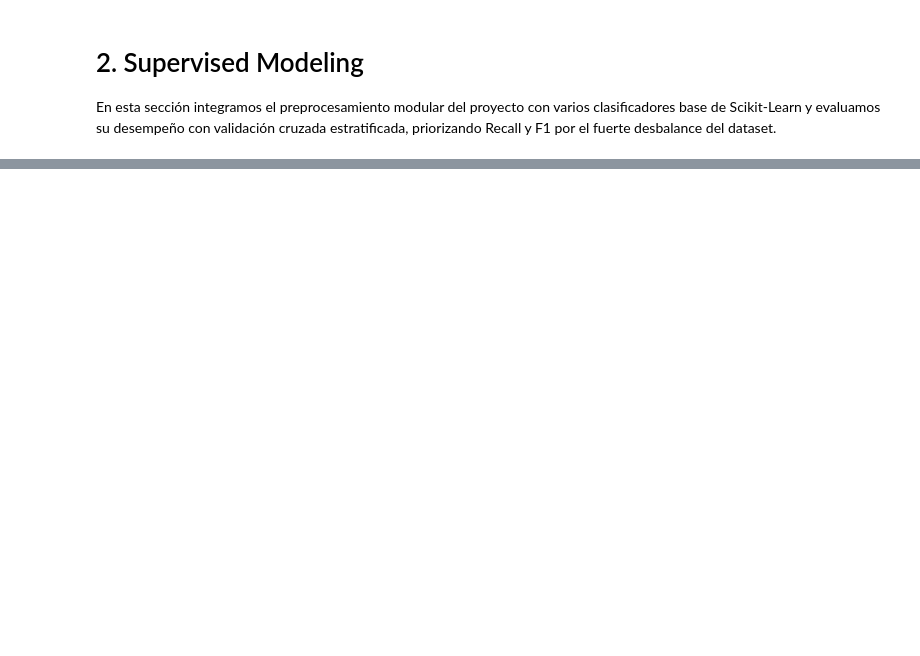
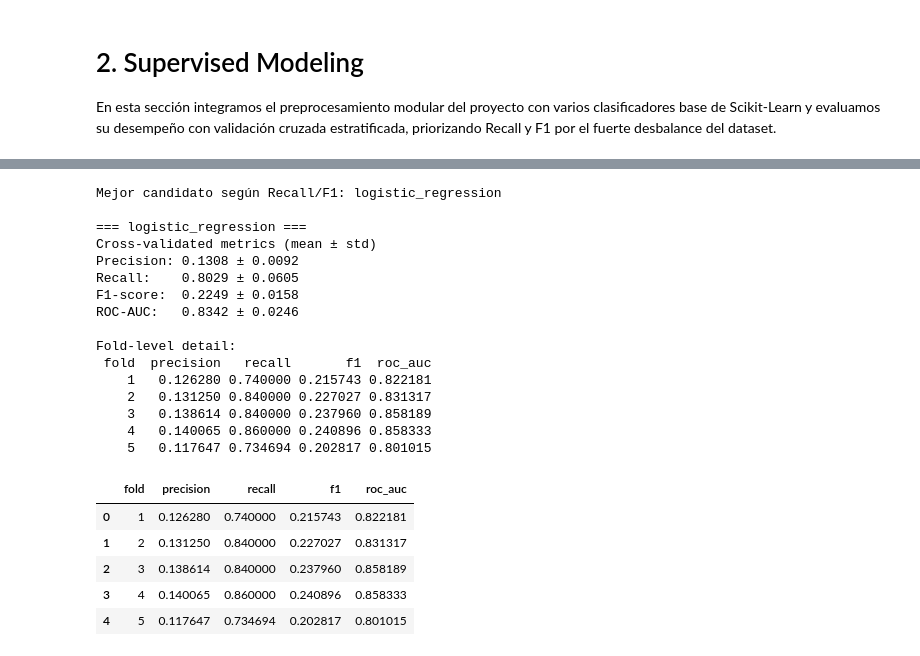
Before and after one commit to MauricioTapia84/EDA-ACV, a Jupyter notebook: notebooks/02_supervised_modeling.ipynb, the cells around one changed output, grey strips where cells are left out. Saved outputs shown, nothing was run; the diff lists cells and outputs as text; code cells hidden in the pictures; blank space fills up the shorter version.

```diff
--- a/notebooks/02_supervised_modeling.ipynb
+++ b/notebooks/02_supervised_modeling.ipynb
@@ -126,19 +170,41 @@ prioritized_report.head(3)
 # %%
-    # ==========================================
-    # 7. REPORTE DETALLADO DEL MEJOR CANDIDATO
-    # ==========================================
+# ==========================================
+# 7. REPORTE DETALLADO DEL MEJOR CANDIDATO
+# ==========================================
 
-    best_model_name = prioritized_report.iloc[0]['model']
-    best_model_pipeline = model_pipelines[best_model_name]
+best_model_name = prioritized_report.iloc[0]['model']
+best_model_pipeline = model_pipelines[best_model_name]
 
-    print(f'
-Mejor candidato según Recall/F1: {best_model_name}')
-    best_fold_report = print_classification_cv_report(
-        model_name=best_model_name,
-        estimator=best_model_pipeline,
-        X=X_raw,
-        y=y_raw,
-        cv=cv,
-        random_state=42,
-    )
-    best_fold_report
+print(f'\nMejor candidato según Recall/F1: {best_model_name}')
+best_fold_report = print_classification_cv_report(
+    model_name=best_model_name,
+    estimator=best_model_pipeline,
+    X=X_raw,
+    y=y_raw,
+    cv=cv,
+    random_state=42,
+)
+best_fold_report
+# %% [output]
+Mejor candidato según Recall/F1: logistic_regression
+
+=== logistic_regression ===
+Cross-validated metrics (mean ± std)
+Precision: 0.1308 ± 0.0092
+Recall:    0.8029 ± 0.0605
+F1-score:  0.2249 ± 0.0158
+ROC-AUC:   0.8342 ± 0.0246
+
+Fold-level detail:
+ fold  precision   recall       f1  roc_auc
+    1   0.126280 0.740000 0.215743 0.822181
+    2   0.131250 0.840000 0.227027 0.831317
+    3   0.138614 0.840000 0.237960 0.858189
+    4   0.140065 0.860000 0.240896 0.858333
+    5   0.117647 0.734694 0.202817 0.801015
+|  | fold | precision | recall | f1 | roc_auc |
+| 0 | 1 | 0.126280 | 0.740000 | 0.215743 | 0.822181 |
+| 1 | 2 | 0.131250 | 0.840000 | 0.227027 | 0.831317 |
+| 2 | 3 | 0.138614 | 0.840000 | 0.237960 | 0.858189 |
+| 3 | 4 | 0.140065 | 0.860000 | 0.240896 | 0.858333 |
+| 4 | 5 | 0.117647 | 0.734694 | 0.202817 | 0.801015 |
```
Also changed, not shown: parts of 7 cells of this notebook, 24 other files.
